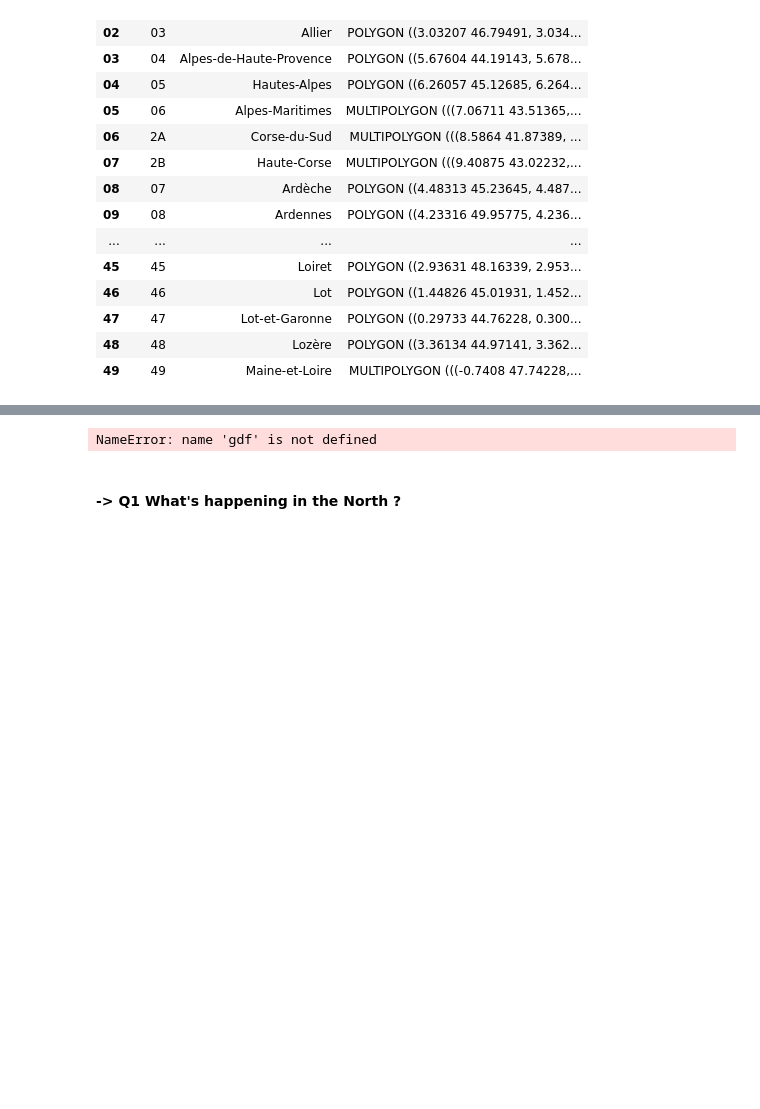
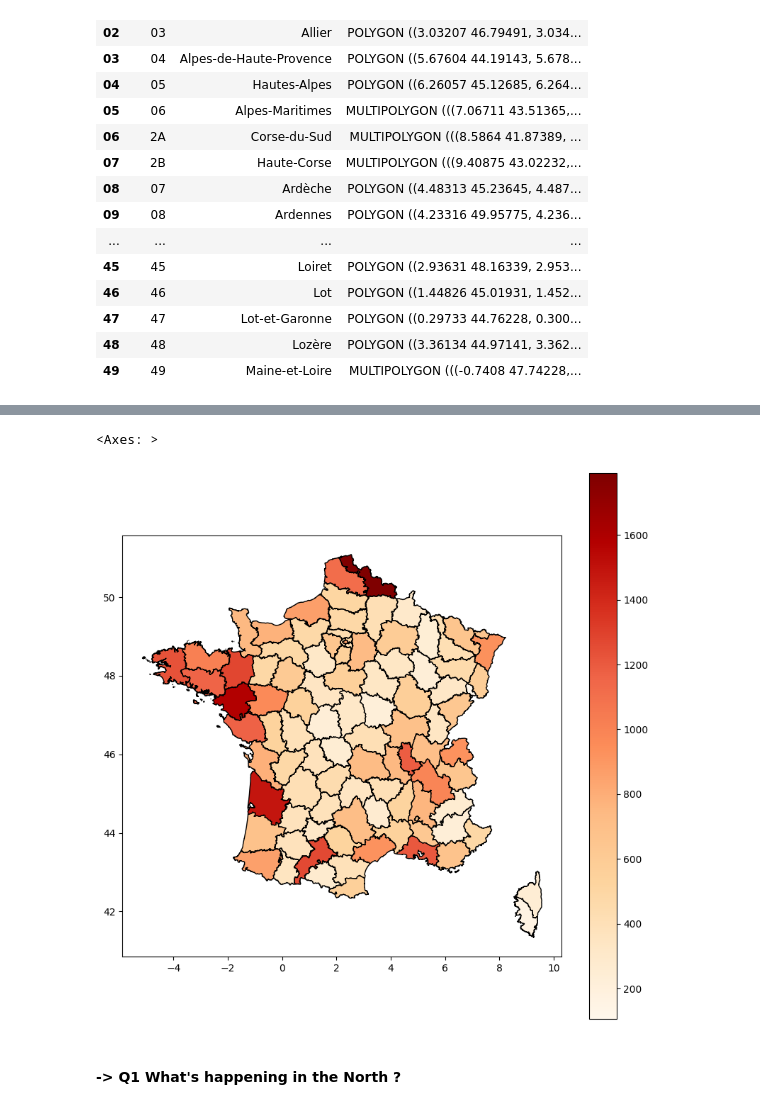
Before and after one commit to m-ligeret/price-signals-construction-activity, a Jupyter notebook: processing_constr_nonresid.ipynb, the cells around one changed output, grey strips where cells are left out. Drawn from its saved outputs; the diff is of its cells as text; code cells hidden in the pictures; blank space fills up the shorter version.

```diff
--- a/processing_constr_nonresid.ipynb
+++ b/processing_constr_nonresid.ipynb
@@ -569,4 +614,2 @@ activity_per_department.head(50)
 # %%
-construction_activity2018 = activity_per_department["2018"].sort_values().reset_index()
-
-construction_activity2015["Code du département du lieu des travaux - Code de la zone"].nunique()
+construction_activity2018 = activity_per_department[2018].sort_values().reset_index()
@@ -596,9 +655,11 @@ deps.head(50)
 | 48 | 48 | Lozère | POLYGON ((3.36134 44.97141, 3.362... |
 | 49 | 49 | Maine-et-Loire | MULTIPOLYGON (((-0.7408 47.74228,... |
 # %%
-gdf = construction_activity2015.merge(
+construction_activity2018 = construction_activity2018.merge(
     deps,
     left_on="Code du département du lieu des travaux - Code de la zone",
     right_on="code",
     how="left"
 )
+
+construction_activity2018.head(50)
@@ -605,8 +684,6 @@ gdf = construction_activity2015.merge(
 # %%
-gdf = gpd.GeoDataFrame(
-    gdf,
-    geometry="geometry",
+construction_activity2018 = gpd.GeoDataFrame(
+    construction_activity2018,
+    geometry="geometry_x",
     crs=deps.crs
 )
-
-gdf.head(50)
@@ -631,13 +690,14 @@ gdf.head(50)
 # %%
-gdf.plot(
-    column="2018-01-01",
+construction_activity2018.plot(
+    column=2018,
     cmap="OrRd",
     legend=True,
     figsize=(10, 10),
     edgecolor="black"
 )
 # %% [output]
-NameError: name 'gdf' is not defined
+<Axes: >
+[figure, added]
 # %% [markdown]
 #### -> Q1 What's happening in the North ?
 # %%
```
Also changed, not shown: parts of 28 cells of this notebook.
